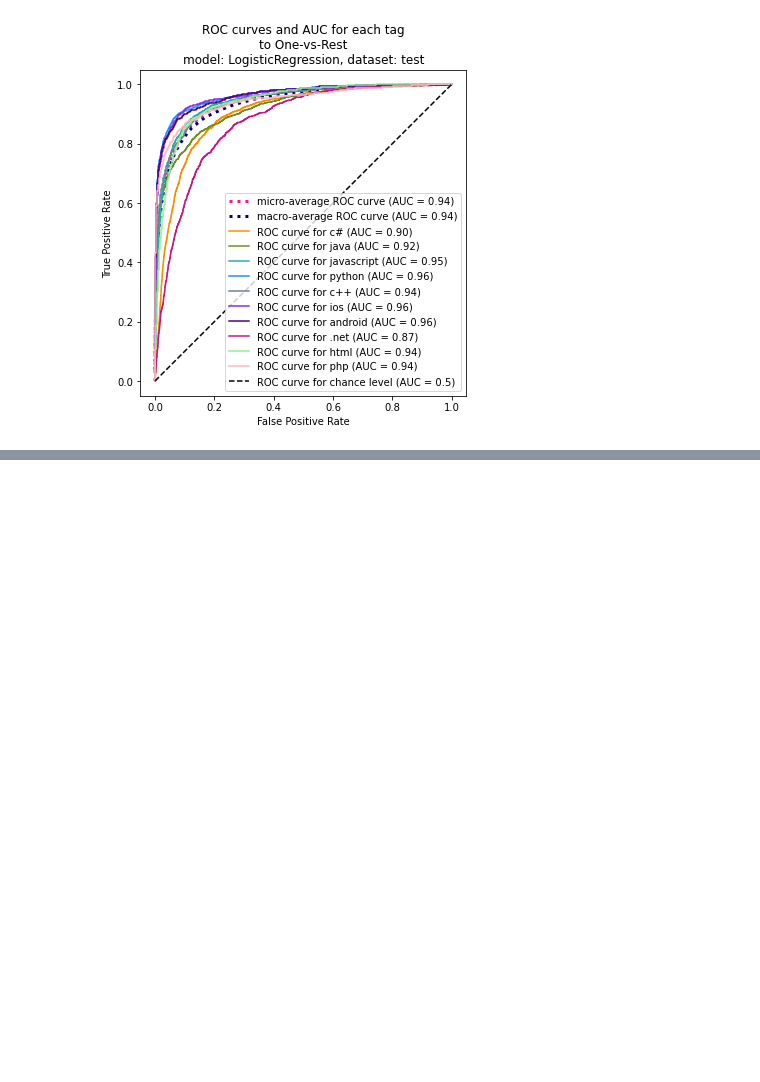
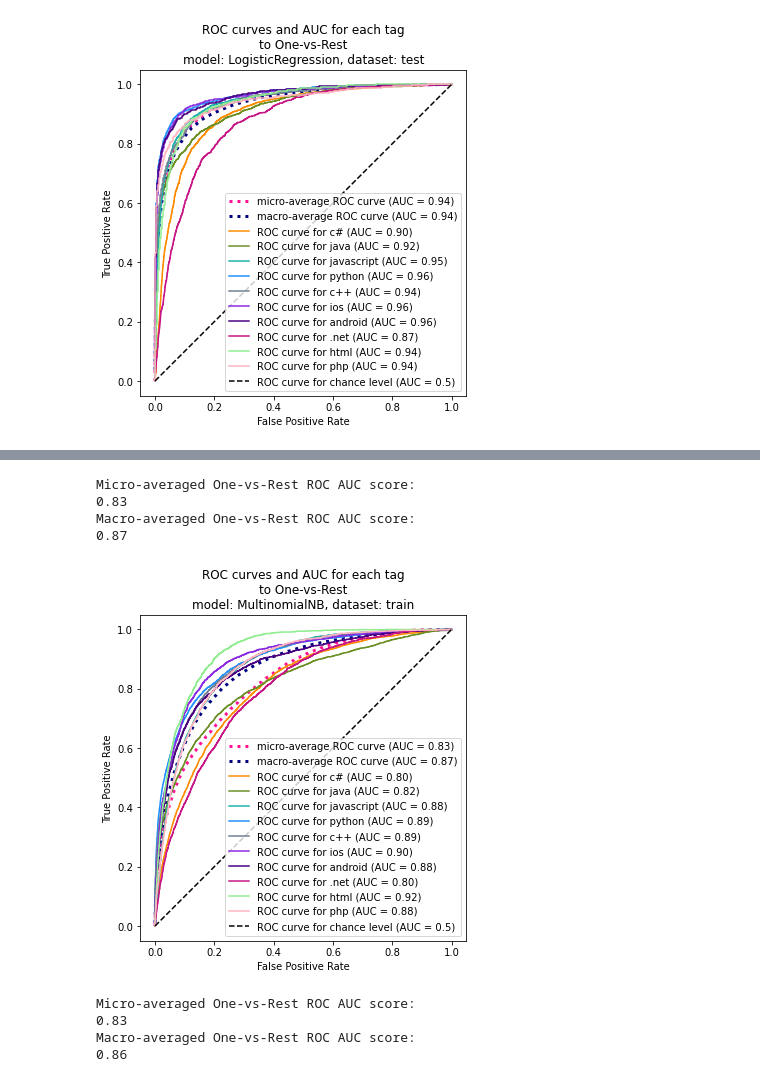
Before and after one commit to ana-bernal/tag-projet_overflow, a Jupyter notebook: tests.ipynb, the cells around one changed output, grey strips where cells are left out. Saved outputs shown, nothing was run; the diff lists cells and outputs as text; code cells hidden in the pictures; blank space fills up the shorter version.

```diff
--- a/tests.ipynb
+++ b/tests.ipynb
@@ -1170,0 +1383,19 @@ plot_roc_curves(
+# %%
+fpr, tpr, roc_auc = compute_roc_data(y_train,y_pred_train_proba, tag_list)
+# %% [output]
+Micro-averaged One-vs-Rest ROC AUC score:
+0.83
+Macro-averaged One-vs-Rest ROC AUC score:
+0.87
+# %%
+plot_roc_curves(
+    fpr,tpr,roc_auc,'MultinomialNB', 'train',y_train, y_pred_train_proba)
+# %% [output]
+[figure, added]
+# %%
+fpr, tpr, roc_auc = compute_roc_data(y_test,y_pred_test_proba, tag_list)
+# %% [output]
+Micro-averaged One-vs-Rest ROC AUC score:
+0.83
+Macro-averaged One-vs-Rest ROC AUC score:
+0.86
```
Also changed, not shown: parts of 18 cells of this notebook.
